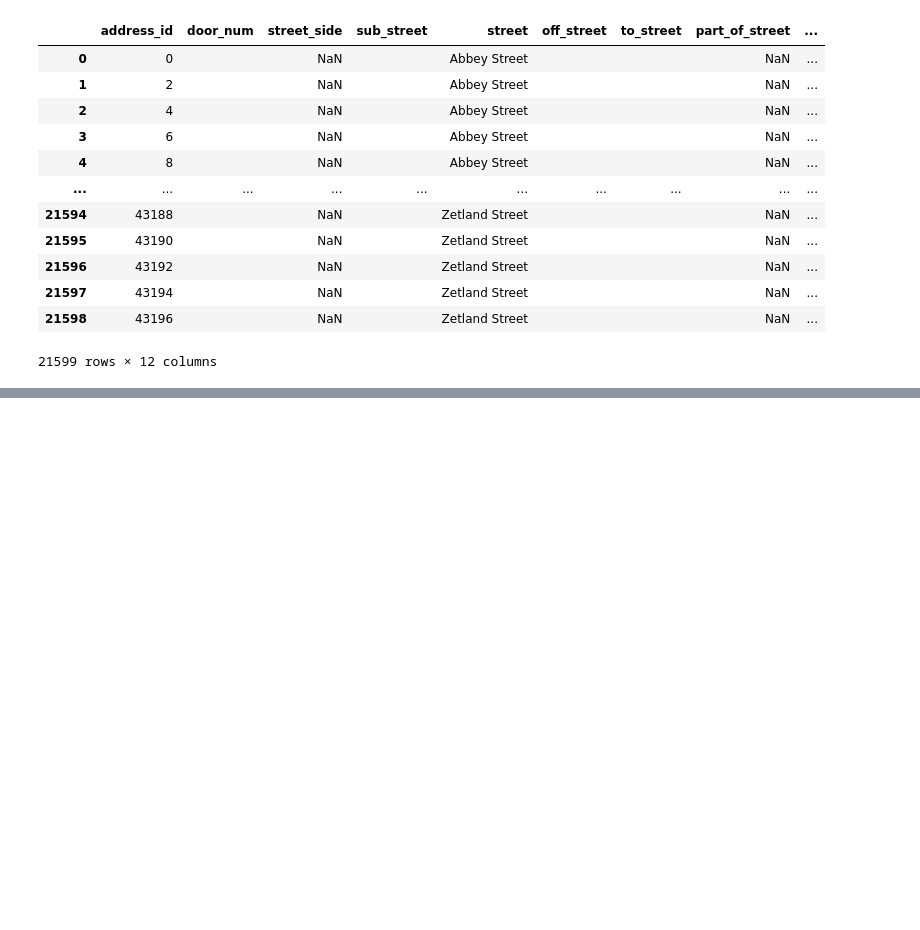
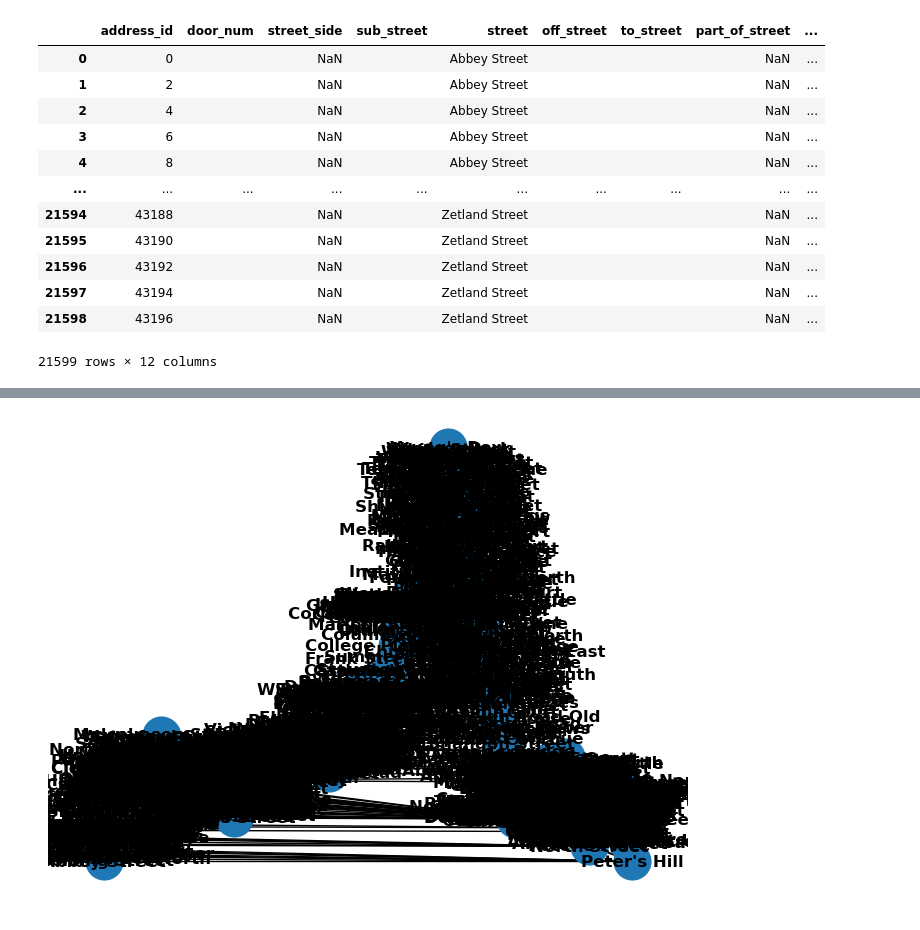
Before and after one commit to sian0x0/Map-Extinct-Addresses, a Jupyter notebook: extract.ipynb, the cells around one changed output, grey strips where cells are left out. Cells and saved outputs as stored; diff of their text form; code cells hidden in the pictures; blank space fills up the shorter version.

Commit message:
begin networkx experimentation

```diff
--- a/extract.ipynb
+++ b/extract.ipynb
@@ -132,0 +118,21 @@ def bsd_txt_to_df(txt_file):
+# %%
+def bsd_txt_to_intersections_basic(street_file_path):
+    with open(street_file_path) as file:
+        streets = file.readlines()
+
+    df_intersection_gather = pd.DataFrame(columns=['street_id', 'street_name', 'off_street_name'])
+
+    for line in streets:
+        if ', see ' in line:
+            continue # ignore sub-streets for now
+        elif ', ' in line:
+            df_intersection_gather.loc[len(df_intersection_gather)] = {
+                'street_id': len(df_intersection_gather),
+                'street_name': line.split(', ')[0],
+                'off_street_name': line.split(', ')[1].strip()
+            }
+
+    return df_intersection_gather
+
+df_off_street = bsd_txt_to_intersections_basic('./data/1877-BSD-streets-only')
+df_off_street
@@ -132,0 +157,21 @@ def bsd_txt_to_df(txt_file):
+# %%
+df = df_off_street
+df.drop('street_id', axis=1, inplace=True)
+
+# use crosstab to make a format compatible with adjacency matrix of NetworkX
+binary_matrix = pd.crosstab(df['street_name'], df['off_street_name']).applymap(lambda x: 1 if x > 0 else 0)
+
+# make sure it's square (ie all values are in x and y)
+binary_matrix = binary_matrix.reindex(columns=df['street_name'].unique(), fill_value=0)
+
+# create graph object
+G = nx.from_pandas_adjacency(binary_matrix)
+
+# Draw the graph
+pos = nx.planar_layout(G)
+nx.draw(G, pos, with_labels=True, font_weight='bold', node_size=700)
+
+# Show the graph
+plt.show() #TODO: check interaction between nx.draw and plt.show
+# %% [output]
+[figure, added]
```
Also changed, not shown: parts of 15 cells of this notebook.
